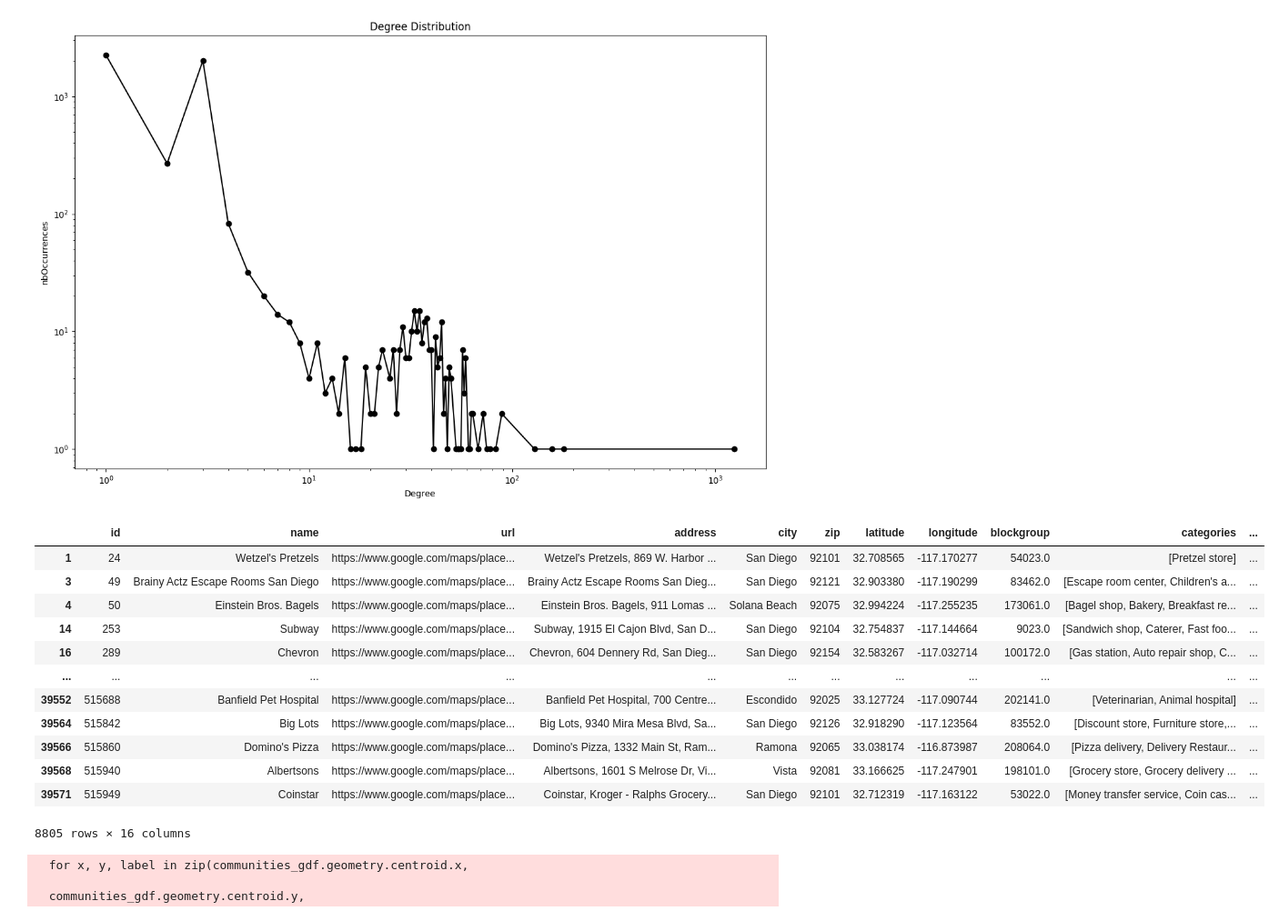
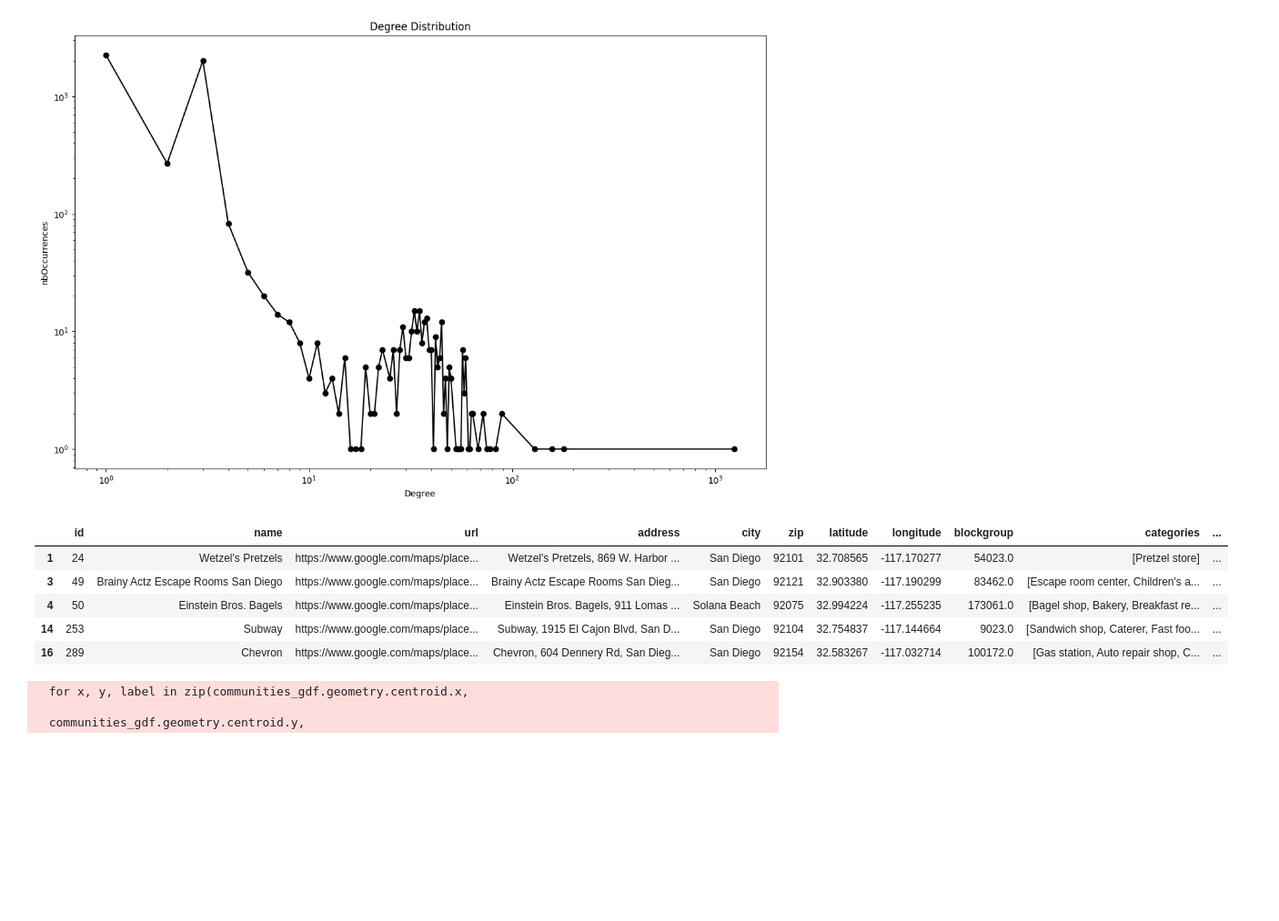
Before and after one commit to njwnkp4d8t-png/business-opportunity-graph, a Jupyter notebook: notebooks/neo4j_analytics.ipynb, the cells around one changed output. Shown at 91% size. Saved outputs shown, nothing was run; the diff lists cells and outputs as text; code cells hidden in the pictures; blank space fills up the shorter version.

```diff
--- a/notebooks/neo4j_analytics.ipynb
+++ b/notebooks/neo4j_analytics.ipynb
@@ -150,21 +153,14 @@ sd_boundaries_mixed = sd_boundaries_gdf[['CITY','geometry']]
 
 sd_cities_boundaries_gdf= sd_boundaries_mixed.rename(columns={"CITY": "City"}).dissolve(by= 'City').reset_index()
 # %%
-business_location_gdf[business_location_gdf['franchise']=="FRANCHISE"]
+business_location_gdf[business_location_gdf['franchise']=="FRANCHISE"].head()
 # %% [output]
 |  | id | name | url | address | city | zip | latitude | longitude | blockgroup | categories | ... |
 | 1 | 24 | Wetzel's Pretzels | https://www.google.com/maps/place... | Wetzel's Pretzels, 869 W. Harbor ... | San Diego | 92101 | 32.708565 | -117.170277 | 54023.0 | [Pretzel store] | ... |
 | 3 | 49 | Brainy Actz Escape Rooms San Diego | https://www.google.com/maps/place... | Brainy Actz Escape Rooms San Dieg... | San Diego | 92121 | 32.903380 | -117.190299 | 83462.0 | [Escape room center, Children's a... | ... |
 | 4 | 50 | Einstein Bros. Bagels | https://www.google.com/maps/place... | Einstein Bros. Bagels, 911 Lomas ... | Solana Beach | 92075 | 32.994224 | -117.255235 | 173061.0 | [Bagel shop, Bakery, Breakfast re... | ... |
 | 14 | 253 | Subway | https://www.google.com/maps/place... | Subway, 1915 El Cajon Blvd, San D... | San Diego | 92104 | 32.754837 | -117.144664 | 9023.0 | [Sandwich shop, Caterer, Fast foo... | ... |
 | 16 | 289 | Chevron | https://www.google.com/maps/place... | Chevron, 604 Dennery Rd, San Dieg... | San Diego | 92154 | 32.583267 | -117.032714 | 100172.0 | [Gas station, Auto repair shop, C... | ... |
-| ... | ... | ... | ... | ... | ... | ... | ... | ... | ... | ... | ... |
-| 39552 | 515688 | Banfield Pet Hospital | https://www.google.com/maps/place... | Banfield Pet Hospital, 700 Centre... | Escondido | 92025 | 33.127724 | -117.090744 | 202141.0 | [Veterinarian, Animal hospital] | ... |
-| 39564 | 515842 | Big Lots | https://www.google.com/maps/place... | Big Lots, 9340 Mira Mesa Blvd, Sa... | San Diego | 92126 | 32.918290 | -117.123564 | 83552.0 | [Discount store, Furniture store,... | ... |
-| 39566 | 515860 | Domino's Pizza | https://www.google.com/maps/place... | Domino's Pizza, 1332 Main St, Ram... | Ramona | 92065 | 33.038174 | -116.873987 | 208064.0 | [Pizza delivery, Delivery Restaur... | ... |
-| 39568 | 515940 | Albertsons | https://www.google.com/maps/place... | Albertsons, 1601 S Melrose Dr, Vi... | Vista | 92081 | 33.166625 | -117.247901 | 198101.0 | [Grocery store, Grocery delivery ... | ... |
-| 39571 | 515949 | Coinstar | https://www.google.com/maps/place... | Coinstar, Kroger - Ralphs Grocery... | San Diego | 92101 | 32.712319 | -117.163122 | 53022.0 | [Money transfer service, Coin cas... | ... |
-8805 rows × 16 columns
 # %%
 fig1, ax = plt.subplots(figsize=(10, 10))
 
```
Also changed, not shown: parts of 8 cells of this notebook.
